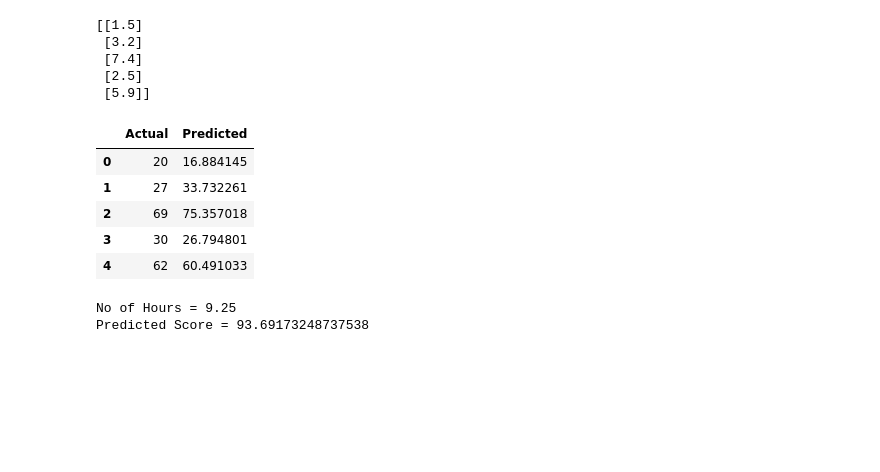
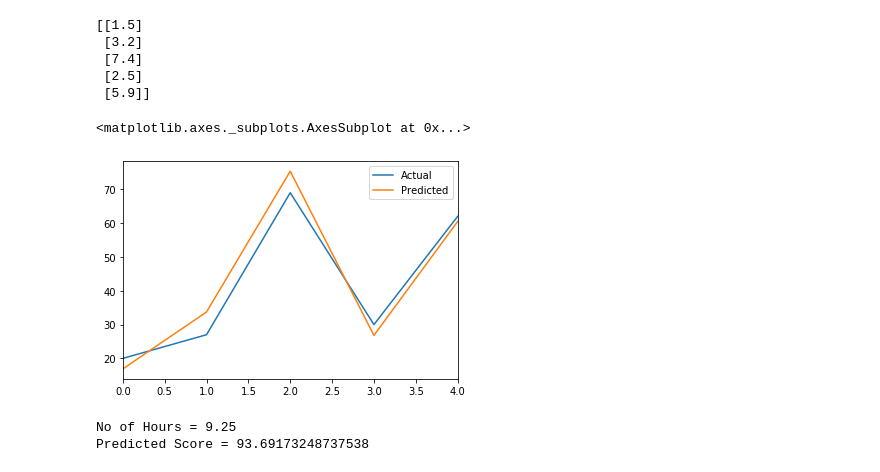
Before and after one commit to itsMaliha/Predicting-Student-Scores-Using-Linear-Regression, a Jupyter notebook: Student Score Prediction.ipynb, the cells around one changed output. Cells and saved outputs as stored; diff of their text form; code cells hidden in the pictures; blank space fills up the shorter version.

```diff
--- a/Student Score Prediction.ipynb
+++ b/Student Score Prediction.ipynb
@@ -84,14 +71,10 @@ y_pred = regressor.predict(X_test) # Predicting the scores
 # %%
 # Comparing Actual vs Predicted
 df = pd.DataFrame({'Actual': y_test, 'Predicted': y_pred})
-df
+df.plot()
 # %% [output]
-|  | Actual | Predicted |
-| 0 | 20 | 16.884145 |
-| 1 | 27 | 33.732261 |
-| 2 | 69 | 75.357018 |
-| 3 | 30 | 26.794801 |
-| 4 | 62 | 60.491033 |
+<matplotlib.axes._subplots.AxesSubplot at 0x...>
+[figure, added]
 # %%
 # You can also test with your own data
 hours = 9.25
```
Also changed, not shown: parts of 3 cells of this notebook.
